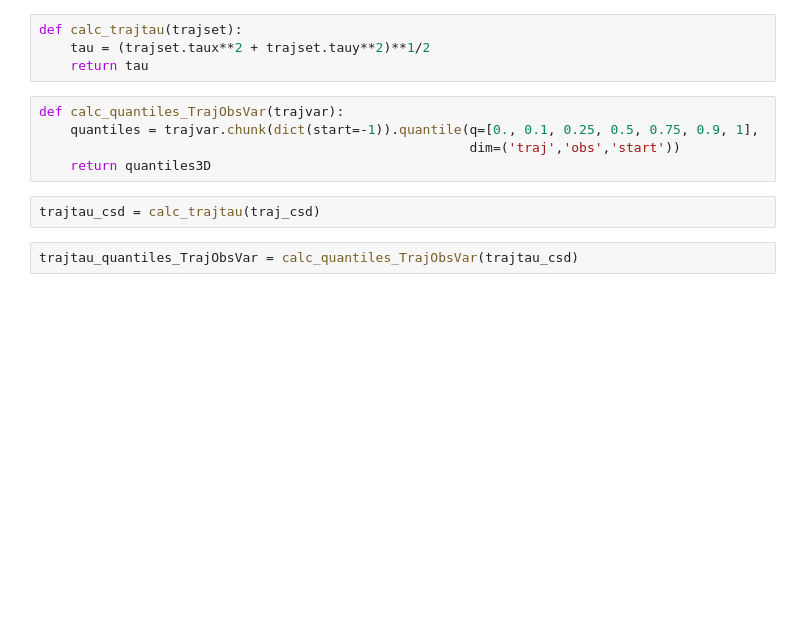
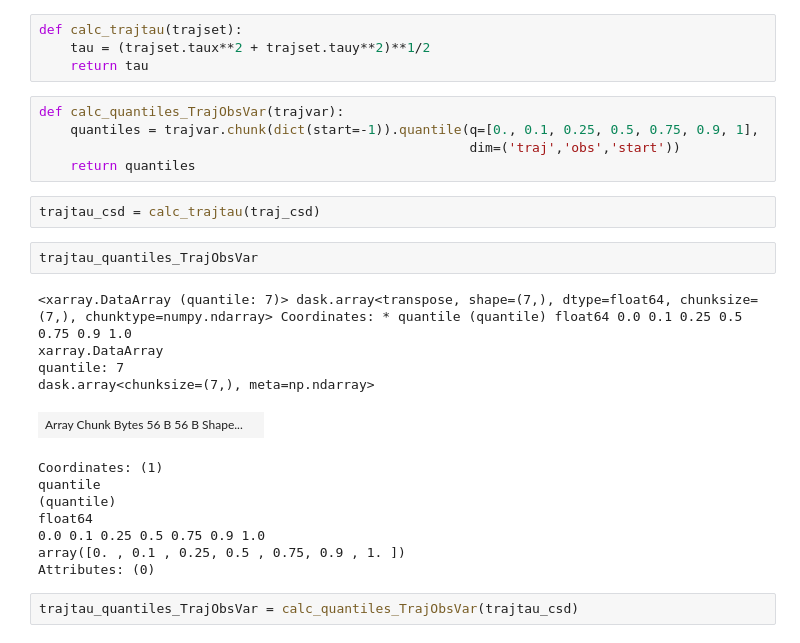
Before and after one commit to OceanParcels/IMMERSE_waves, a Jupyter notebook: code/CompTraj_uncoupledVScoupled_dispersion.ipynb, the cells around one changed output. Drawn from its saved outputs; the diff is of its cells as text; blank space fills up the shorter version.

```diff
--- a/code/CompTraj_uncoupledVScoupled_dispersion.ipynb
+++ b/code/CompTraj_uncoupledVScoupled_dispersion.ipynb
@@ -278,9 +314,24 @@ def calc_trajtau(trajset):
 def calc_quantiles_TrajObsVar(trajvar):
     quantiles = trajvar.chunk(dict(start=-1)).quantile(q=[0., 0.1, 0.25, 0.5, 0.75, 0.9, 1],
                                                        dim=('traj','obs','start'))
-    return quantiles3D
+    return quantiles
 # %%
 trajtau_csd = calc_trajtau(traj_csd)
+# %%
+trajtau_quantiles_TrajObsVar
+# %% [output]
+<xarray.DataArray (quantile: 7)> dask.array<transpose, shape=(7,), dtype=float64, chunksize=(7,), chunktype=numpy.ndarray> Coordinates: * quantile (quantile) float64 0.0 0.1 0.25 0.5 0.75 0.9 1.0
+xarray.DataArray
+quantile: 7
+dask.array<chunksize=(7,), meta=np.ndarray>
+| Array Chunk Bytes 56 B 56 B Shape... |  |
+Coordinates: (1)
+quantile
+(quantile)
+float64
+0.0 0.1 0.25 0.5 0.75 0.9 1.0
+array([0. , 0.1 , 0.25, 0.5 , 0.75, 0.9 , 1. ])
+Attributes: (0)
 # %%
 trajtau_quantiles_TrajObsVar = calc_quantiles_TrajObsVar(trajtau_csd)
 # %%
```
Also changed, not shown: parts of 6 cells of this notebook, 2 other files.
